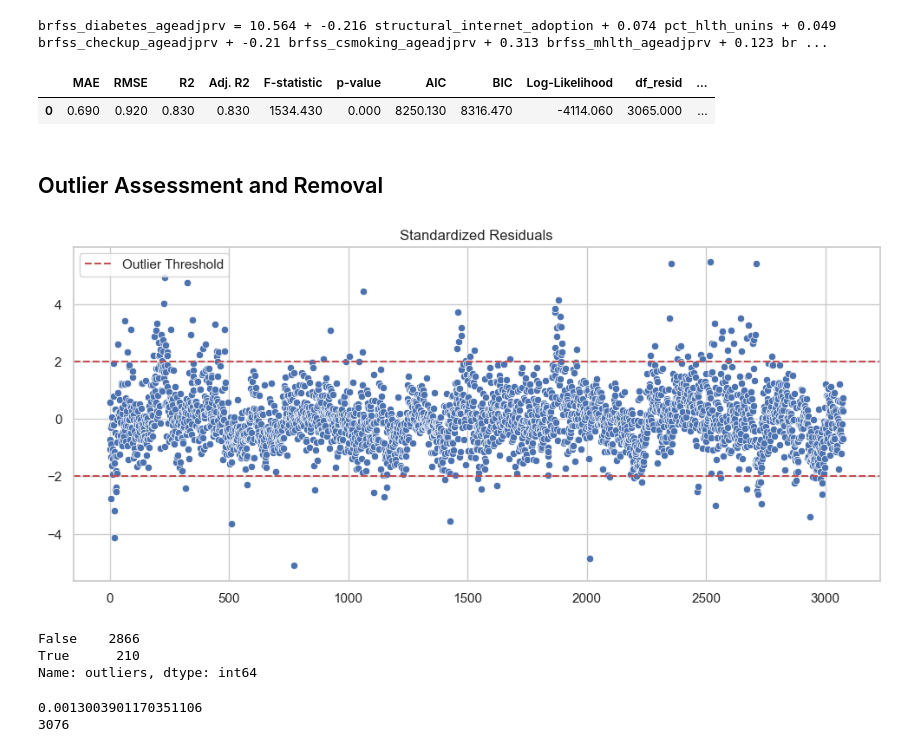
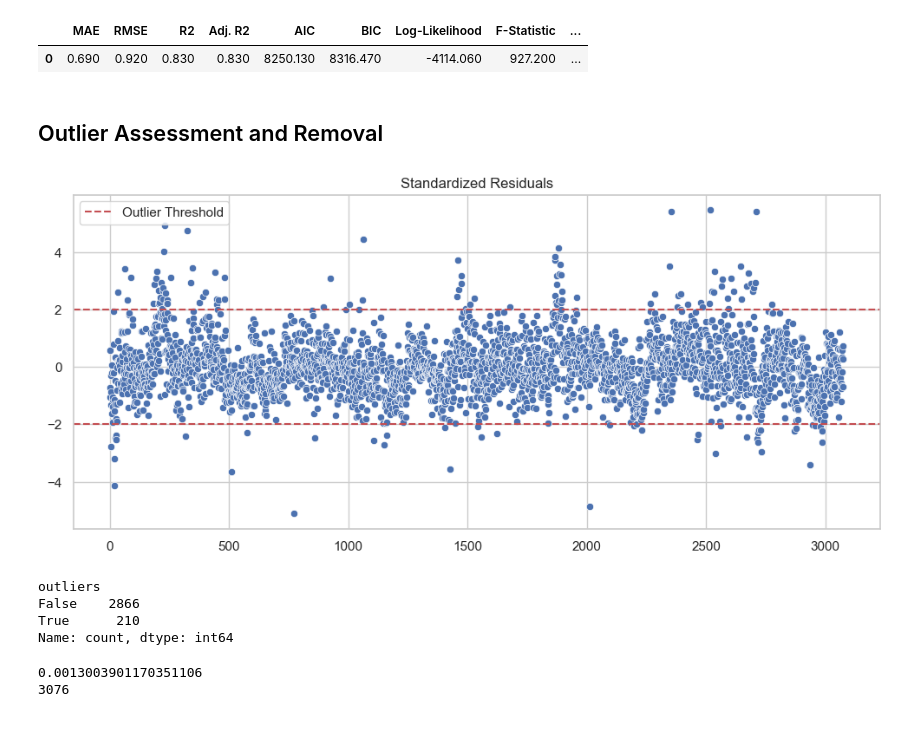
Before and after one commit to mfarme/eHealthEquity, a Jupyter notebook: Research/Analysis/RQ1 Analysis.ipynb, the cells around one changed output. Cells and saved outputs as stored; diff of their text form; code cells hidden in the pictures.

Commit message:
model fit with HC1 robust regression, removed extra code

```diff
--- a/Research/Analysis/RQ1 Analysis.ipynb
+++ b/Research/Analysis/RQ1 Analysis.ipynb
@@ -76,8 +56,8 @@ X_struct = X_struct - X_struct.mean()
 X_struct = sm.add_constant(X_struct)
 
 y = df[dv_struct]
-
-model = sm.OLS(y, X_struct).fit()
+#OLS with HC1 robust standard errors
+model = sm.OLS(y, X_struct).fit(cov_type='HC1')
 
 df['structural_internet_adoption'] = model.predict(X_struct)
 #export to csv named 'final_data_with_structural_predictions.csv'
@@ -152,7 +132,8 @@ X_inter = df[intermediary]
 X_inter = X_inter - X_inter.mean()
 X_inter = sm.add_constant(X_inter)
 y = df[primary_dv]
-model = sm.OLS(y, X_inter).fit()
+model = sm.OLS(y, X_inter).fit(cov_type='HC1')
+results = model.summary()
 #summary
 print(model.summary())
 
@@ -303,40 +183,24 @@ print(summary_df)
-# %%
-#create a equation for the model in latex
-def latex_eq(coefficients, dv):
-    eq = dv + ' = '
-    for i in range(len(coefficients)):
-        if i == 0:
-            eq += str(round(coefficients[i], 3))
-        else:
-            eq += ' + ' + str(round(coefficients[i], 3)) + ' ' + str(summary_df['feature'][i])
-    return eq
-
-print(latex_eq(results.params, dv[0]))
-# %% [output]
-brfss_diabetes_ageadjprv = 10.564 + -0.216 structural_internet_adoption + 0.074 pct_hlth_unins + 0.049 brfss_checkup_ageadjprv + -0.21 brfss_csmoking_ageadjprv + 0.313 brfss_mhlth_ageadjprv + 0.123 br ...
 # %%
 fit_measures = pd.DataFrame()
 fit_measures['MAE'] = [mae]
 fit_measures['RMSE'] = [rmse]
-fit_measures['R2'] = [results.rsquared]
-fit_measures['Adj. R2'] = [results.rsquared_adj]
-fit_measures['F-statistic'] = [results.fvalue]
-fit_measures['p-value'] = [results.f_pvalue]
-fit_measures['AIC'] = [results.aic]
-fit_measures['BIC'] = [results.bic]
-fit_measures['Log-Likelihood'] = [results.llf]
-fit_measures['df_resid'] = [results.df_resid]
-fit_measures['df_model'] = [results.df_model]
+fit_measures['R2'] = [model.rsquared]
+fit_measures['Adj. R2'] = [model.rsquared_adj]
+fit_measures['AIC'] = [model.aic]
+fit_measures['BIC'] = [model.bic]
+fit_measures['Log-Likelihood'] = [model.llf]
+fit_measures['F-Statistic'] = [model.fvalue]
+fit_measures['F-Statistic p-value'] = [model.f_pvalue]
 
 display(fit_measures.round(2))
 # %% [output]
-|  | MAE | RMSE | R2 | Adj. R2 | F-statistic | p-value | AIC | BIC | Log-Likelihood | df_resid | ... |
-| 0 | 0.690 | 0.920 | 0.830 | 0.830 | 1534.430 | 0.000 | 8250.130 | 8316.470 | -4114.060 | 3065.000 | ... |
+|  | MAE | RMSE | R2 | Adj. R2 | AIC | BIC | Log-Likelihood | F-Statistic | ... |
+| 0 | 0.690 | 0.920 | 0.830 | 0.830 | 8250.130 | 8316.470 | -4114.060 | 927.200 | ... |
 # %% [markdown]
 ## Outlier Assessment and Removal
 # %%
 #outlier detection Cook's Distance
-influence = OLSInfluence(results)
+influence = OLSInfluence(model)
 standardized_residuals = influence.resid_studentized_internal
 leverage = influence.hat_matrix_diag
 cooks_d = influence.cooks_distance
@@ -355,7 +219,7 @@ df_outliers['leverage'] = leverage
 df_outliers['cooks_d'] = cooks_d[0]
 
 #identify outliers using Cook's Distance 4/(n-k-1)
-df_outliers['outliers'] = df_outliers['cooks_d'] > (4/(len(df_outliers)-len(iv)-1))
+df_outliers['outliers'] = df_outliers['cooks_d'] > (4/(len(df_outliers)-len(intermediary)-1))
 df_outliers[df_outliers['outliers'] == True]
 display(df_outliers['outliers'].value_counts())
 
@@ -363,9 +227,10 @@ print(4/len(df_outliers))
 print(len(df_outliers))
 # %% [output]
 [figure]
+outliers
 False    2866
 True      210
-Name: outliers, dtype: int64
+Name: count, dtype: int64
 0.0013003901170351106
 3076
 # %%
```
Also changed, not shown: parts of 11 cells of this notebook, 1 other file.
